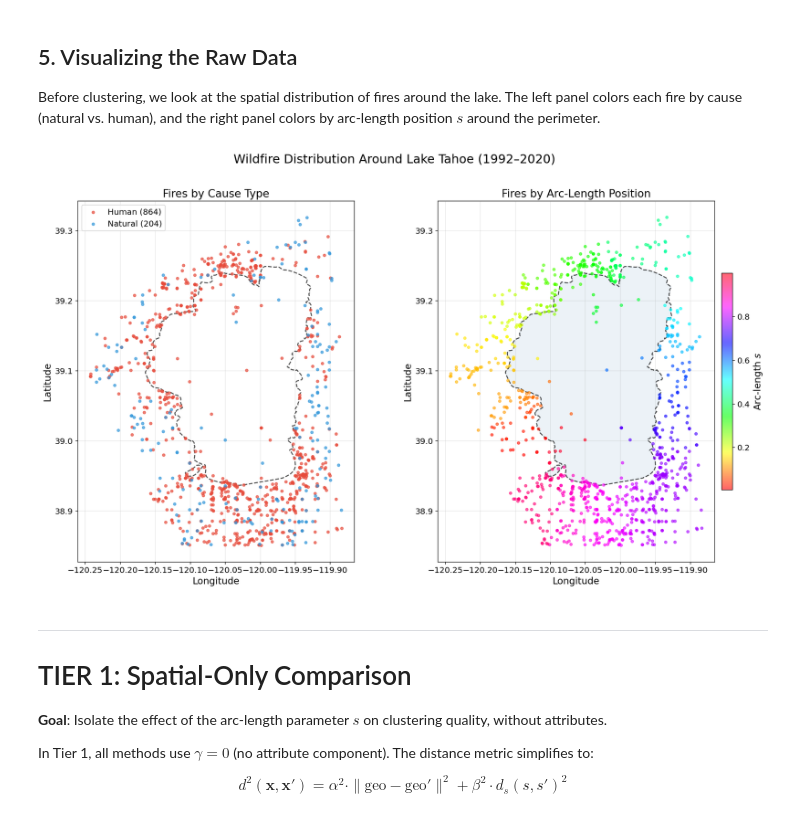
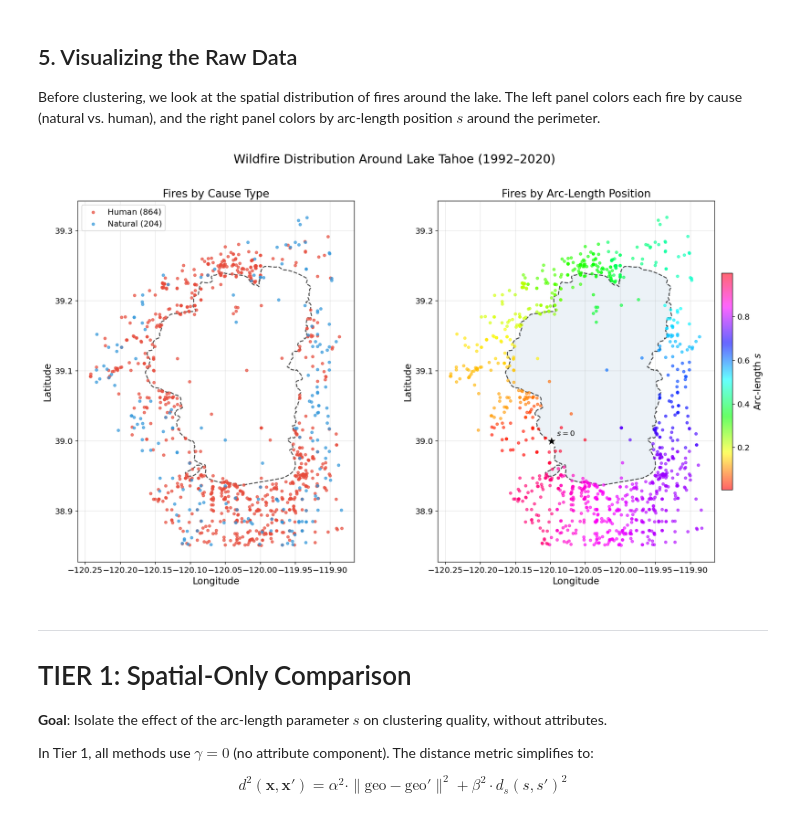
Before and after one commit to Michele-75/obstacle-aware-clustering, a Jupyter notebook: notebooks/03_clustering_wildfires.ipynb, the cells around one changed output. Drawn from its saved outputs; the diff is of its cells as text; code cells hidden in the pictures.

```diff
--- a/notebooks/03_clustering_wildfires.ipynb
+++ b/notebooks/03_clustering_wildfires.ipynb
@@ -442,34 +441,41 @@ ax.scatter(natural['LONGITUDE'], natural['LATITUDE'],
 ax.set_xlabel('Longitude')
 ax.set_ylabel('Latitude')
 ax.set_title('Fires by Cause Type')
 ax.legend()
 ax.set_aspect('equal')
 ax.grid(True, alpha=0.3)
 
 # --- Right panel: by arc-length position ---
 # HSV colormap wraps around so s=0 and s=1 show the same color
 ax = axes[1]
 ax.plot(spline_pts[:, 0], spline_pts[:, 1], color='black', linestyle='--',
         linewidth=1.5, alpha=0.7)
 ax.fill(spline_pts[:, 0], spline_pts[:, 1], alpha=0.1, color='steelblue')
 
 scatter = ax.scatter(fires['LONGITUDE'], fires['LATITUDE'],
                      c=fires['s_param'], cmap='hsv', s=15, alpha=0.6, zorder=3)
 plt.colorbar(scatter, ax=ax, label='Arc-length $s$', shrink=0.6, aspect=20, pad=0.02)
 
+# Mark the boundary's start position (s = 0)
+s0_xy = boundary.evaluate(boundary.t_range()[0])
+ax.scatter(s0_xy[0], s0_xy[1], marker='*', s=300, color='black',
+           edgecolors='white', linewidth=1.5, zorder=5)
+ax.annotate('$s = 0$', xy=(s0_xy[0], s0_xy[1]), xytext=(8, 8),
+            textcoords='offset points', fontsize=11, fontweight='bold')
+
 ax.set_xlabel('Longitude')
 ax.set_ylabel('Latitude')
 ax.set_title('Fires by Arc-Length Position')
 ax.set_aspect('equal')
 ax.grid(True, alpha=0.3)
 
 year_min = fires['FIRE_YEAR'].min()
 year_max = fires['FIRE_YEAR'].max()
 plt.suptitle(f'Wildfire Distribution Around Lake Tahoe ({year_min}–{year_max})', y=1.01)
 plt.tight_layout()
 plt.show()
 # %% [output]
-[figure, old version]
+[figure, new version]
 # %% [markdown]
 ---
 
```
Also changed, not shown: parts of 10 cells of this notebook, 3 other files.
